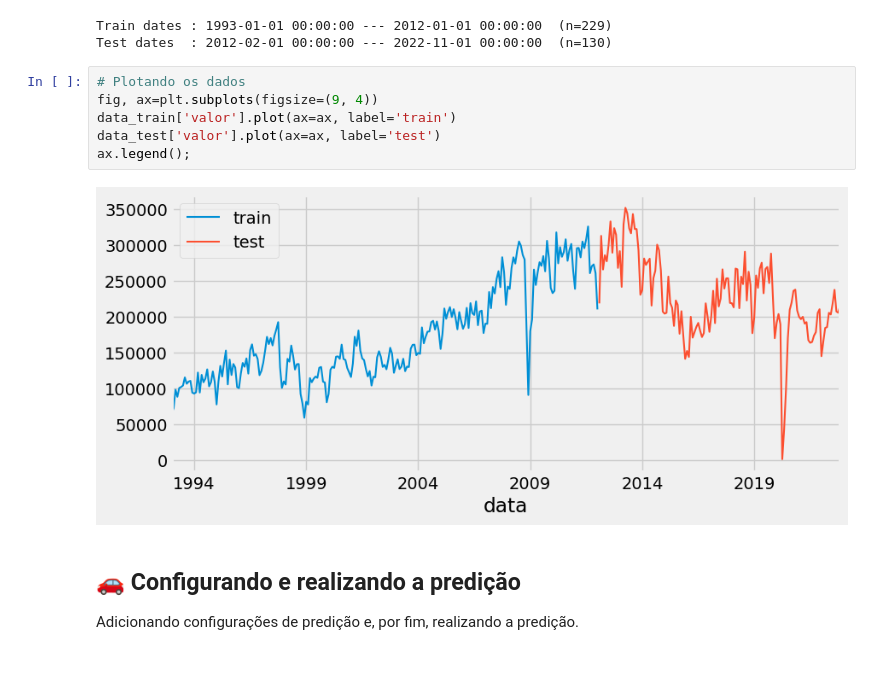
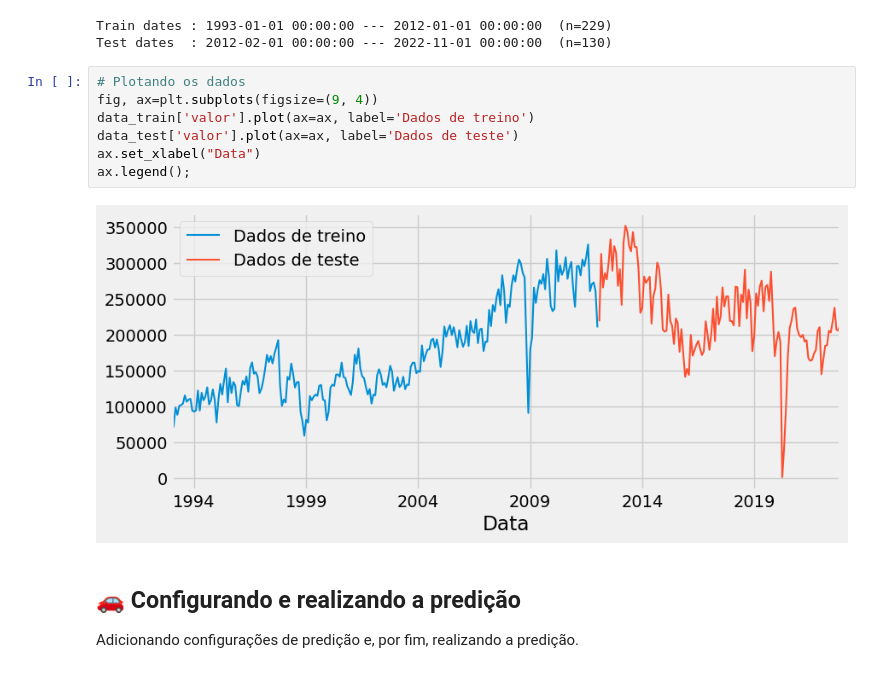
Before and after one commit to gioliveirass/fatec-AM-carProduction, a Jupyter notebook: car_production.ipynb, the cells around one changed output. Cells and saved outputs as stored; diff of their text form.

```diff
--- a/car_production.ipynb
+++ b/car_production.ipynb
@@ -118,11 +119,12 @@ Test dates  : 2012-02-01 00:00:00 --- 2022-11-01 00:00:00  (n=130)
 # %%
 # Plotando os dados
 fig, ax=plt.subplots(figsize=(9, 4))
-data_train['valor'].plot(ax=ax, label='train')
-data_test['valor'].plot(ax=ax, label='test')
+data_train['valor'].plot(ax=ax, label='Dados de treino')
+data_test['valor'].plot(ax=ax, label='Dados de teste')
+ax.set_xlabel("Data")
 ax.legend();
 # %% [output]
-[figure, old version]
+[figure, new version]
 # %% [markdown]
 ## 🚗 Configurando e realizando a predição
 Adicionando configurações de predição e, por fim, realizando a predição.
```
Also changed, not shown: parts of 2 cells of this notebook.
